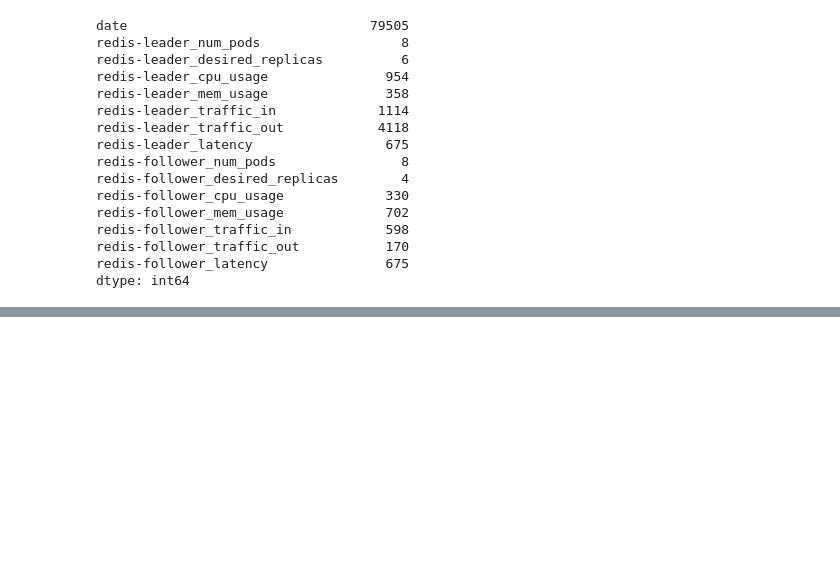
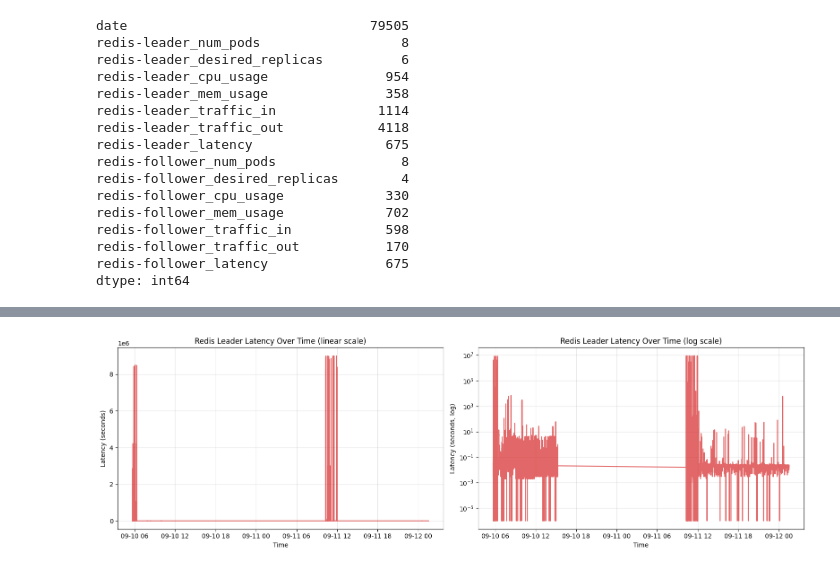
Before and after one commit to BogdanPaul15/gwydion, a Jupyter notebook: gwydion/datasets/real/redis/v1/redis.ipynb, the cells around one changed output, grey strips where cells are left out. Cells and saved outputs as stored; diff of their text form; code cells hidden in the pictures; blank space fills up the shorter version.

```diff
--- a/gwydion/datasets/real/redis/v1/redis.ipynb
+++ b/gwydion/datasets/real/redis/v1/redis.ipynb
@@ -381,0 +369,19 @@ df_cleaned.to_csv('redis_gym_observation_v2.csv', index=False)
+# %%
+fig, axes = plt.subplots(1, 2, figsize=(16, 5))
+
+axes[0].plot(df_time.index, df_time["redis-leader_latency"], color="tab:red", alpha=0.7)
+axes[0].set_title("Redis Leader Latency Over Time (linear scale)")
+axes[0].set_xlabel("Time")
+axes[0].set_ylabel("Latency (seconds)")
+axes[0].grid(True, alpha=0.3)
+
+axes[1].semilogy(df_time.index, df_time["redis-leader_latency"].clip(lower=1e-6), color="tab:red", alpha=0.7)
+axes[1].set_title("Redis Leader Latency Over Time (log scale)")
+axes[1].set_xlabel("Time")
+axes[1].set_ylabel("Latency (seconds, log)")
+axes[1].grid(True, alpha=0.3, which="both")
+
+plt.tight_layout()
+plt.show()
+# %% [output]
+[figure, added]
```
Also changed, not shown: parts of 85 cells of this notebook, 42 other files.
